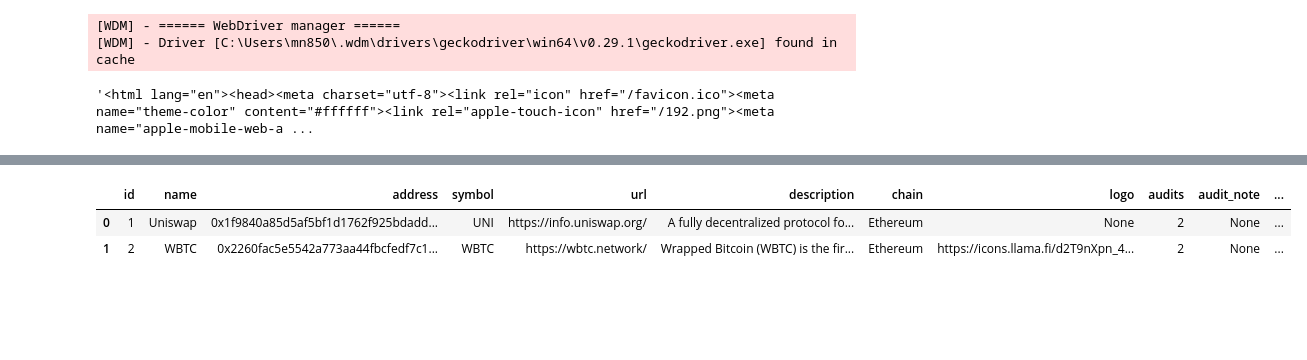
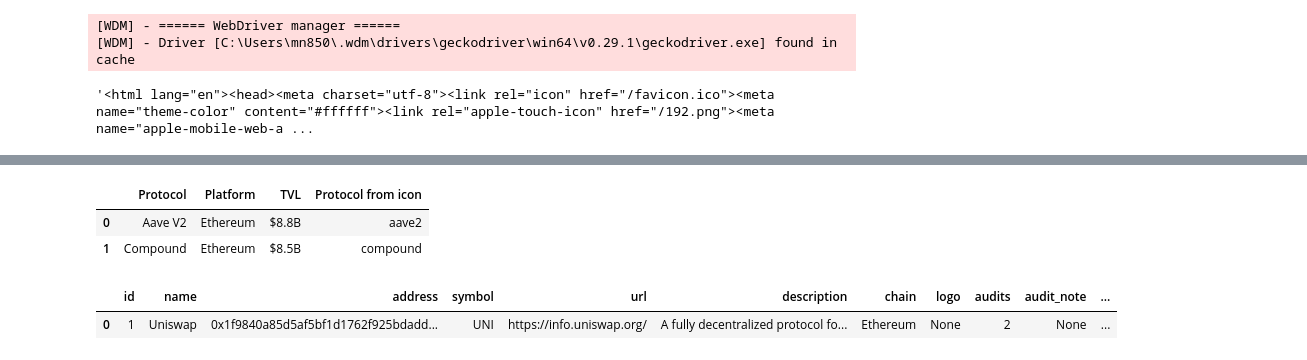
Before and after one commit to ovu-github/defillama, a Jupyter notebook: DeBank scraping.ipynb, the cells around one changed output, grey strips where cells are left out. Saved outputs shown, nothing was run; the diff lists cells and outputs as text; code cells hidden in the pictures; blank space fills up the shorter version.

```diff
--- a/DeBank scraping.ipynb
+++ b/DeBank scraping.ipynb
@@ -87,10 +164,29 @@ df.head(2)
+# %%
+# combine the scraped columns into a dataframe
+df = pd.DataFrame(url_list, columns=['DeBank URL'])
+df['DeBank URL'] = df['DeBank URL'].str.replace('"','', regex = True)
+df['Protocol from icon'] = df['DeBank URL'].astype(str).str.rsplit('/', n=2, expand = True)[1]
+df['Protocol'] = protocol_names
+df['Platform'] = chains
+df['TVL'] = tvls
+
+df = df[['Protocol', 'Platform', 'TVL', 'Protocol from icon']]
+
+# find all protocol names, spelled in two ways
+df_protocols = df['Protocol'].dropna().str.lower().unique().tolist() +\
+               df['Protocol from icon'].dropna().str.lower().unique().tolist()
+
+df.head(2)
+# %% [output]
+|  | Protocol | Platform | TVL | Protocol from icon |
+| 0 | Aave V2 | Ethereum | $8.8B | aave2 |
+| 1 | Compound | Ethereum | $8.5B | compound |
 # %%
 # obtain Defillama protocols
 df_defi_llama = pd.json_normalize(requests.get('https://api.llama.fi/protocols').json(),
                                   max_level = 3)
 
-df_defi_llama.head(2)
+df_defi_llama.head(1)
 # %% [output]
 |  | id | name | address | symbol | url | description | chain | logo | audits | audit_note | ... |
 | 0 | 1 | Uniswap | 0x1f9840a85d5af5bf1d1762f925bdadd... | UNI | https://info.uniswap.org/ | A fully decentralized protocol fo... | Ethereum | None | 2 | None | ... |
-| 1 | 2 | WBTC | 0x2260fac5e5542a773aa44fbcfedf7c1... | WBTC | https://wbtc.network/ | Wrapped Bitcoin (WBTC) is the fir... | Ethereum | https://icons.llama.fi/d2T9nXpn_4... | 2 | None | ... |
```
Also changed, not shown: parts of 19 cells of this notebook.
